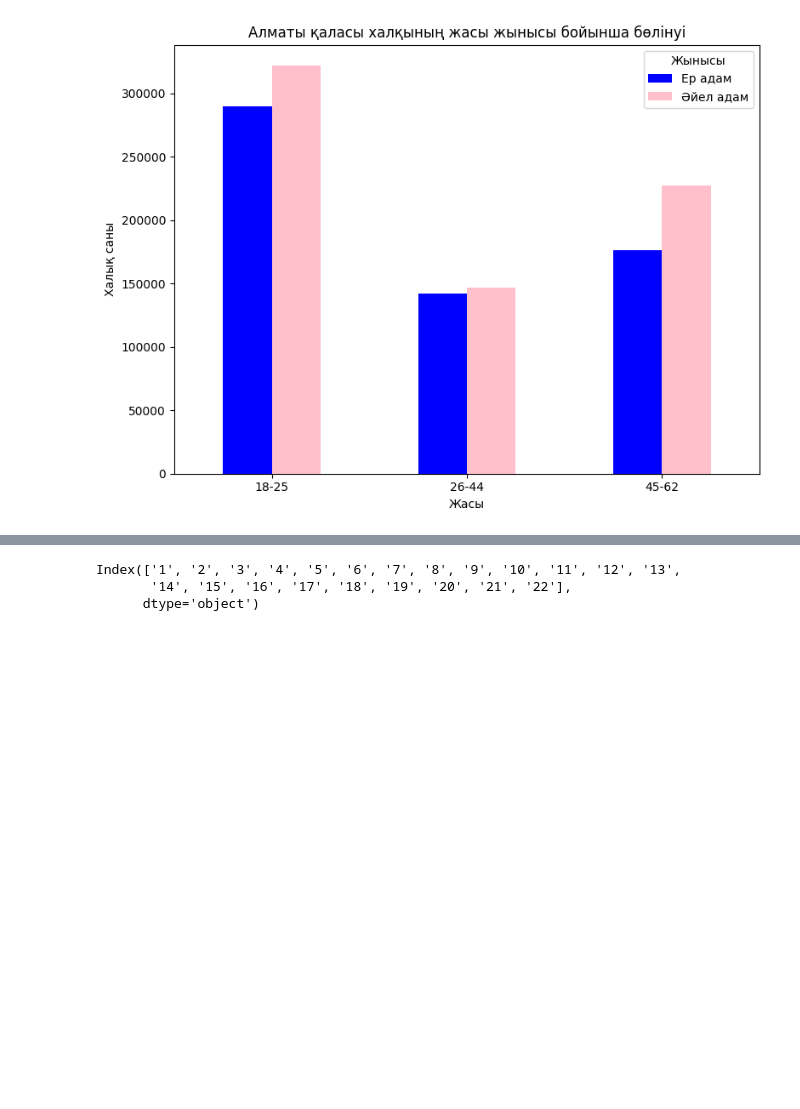
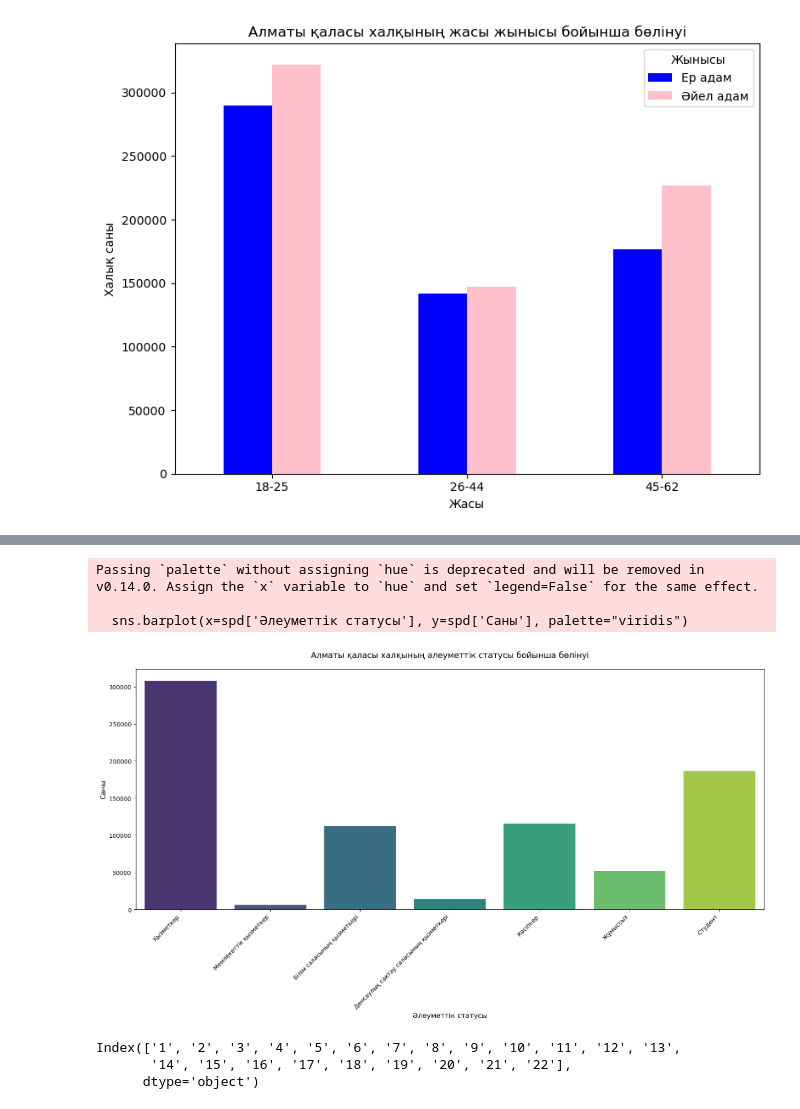
Before and after one commit to alinaskhan/Correlation-analysis, a Jupyter notebook: Analysis.ipynb, the cells around one changed output, grey strips where cells are left out. Cells and saved outputs as stored; diff of their text form; code cells hidden in the pictures; blank space fills up the shorter version.

```diff
--- a/Analysis.ipynb
+++ b/Analysis.ipynb
@@ -98,3 +98,41 @@ plt.show()
+# %%
+spd = pd.DataFrame({
+    "Әлеуметтік статусы": [
+        "Қызметкер",
+        "Мемлекеттік қызметкер",
+        "Білім саласының қызметкері",
+        "Денсаулық сақтау саласының қызметкері",
+        "Кәсіпкер",
+        "Жұмыссыз",
+        "Студент"
+    ],
+    "Саны": [
+        308256,
+        6000,
+        112600,
+        13859,
+        115115,
+        52000,
+        186600
+    ]
+})
+# %%
+plt.figure(figsize=(16, 9))
+
+sns.barplot(x=spd['Әлеуметтік статусы'], y=spd['Саны'], palette="viridis")
+
+plt.xticks(rotation=45, ha='right', fontsize=10)
+plt.title("Алматы қаласы халқының әлеуметтік статусы бойынша бөлінуі", fontsize=14, pad=20)
+plt.xlabel("Әлеуметтік статусы", fontsize=12)
+plt.ylabel("Саны", fontsize=12)
+plt.tight_layout()
+plt.savefig('status_bar_plot.png',dpi=300)
+plt.show()
+# %% [output]
+Passing `palette` without assigning `hue` is deprecated and will be removed in v0.14.0. Assign the `x` variable to `hue` and set `legend=False` for the same effect.
+
+  sns.barplot(x=spd['Әлеуметтік статусы'], y=spd['Саны'], palette="viridis")
+[figure, added]
 # %%
 df.columns = [str(i + 1) for i in range(len(df.columns))]
 # %%
```
Also changed, not shown: parts of 7 cells of this notebook, 3 other files.
